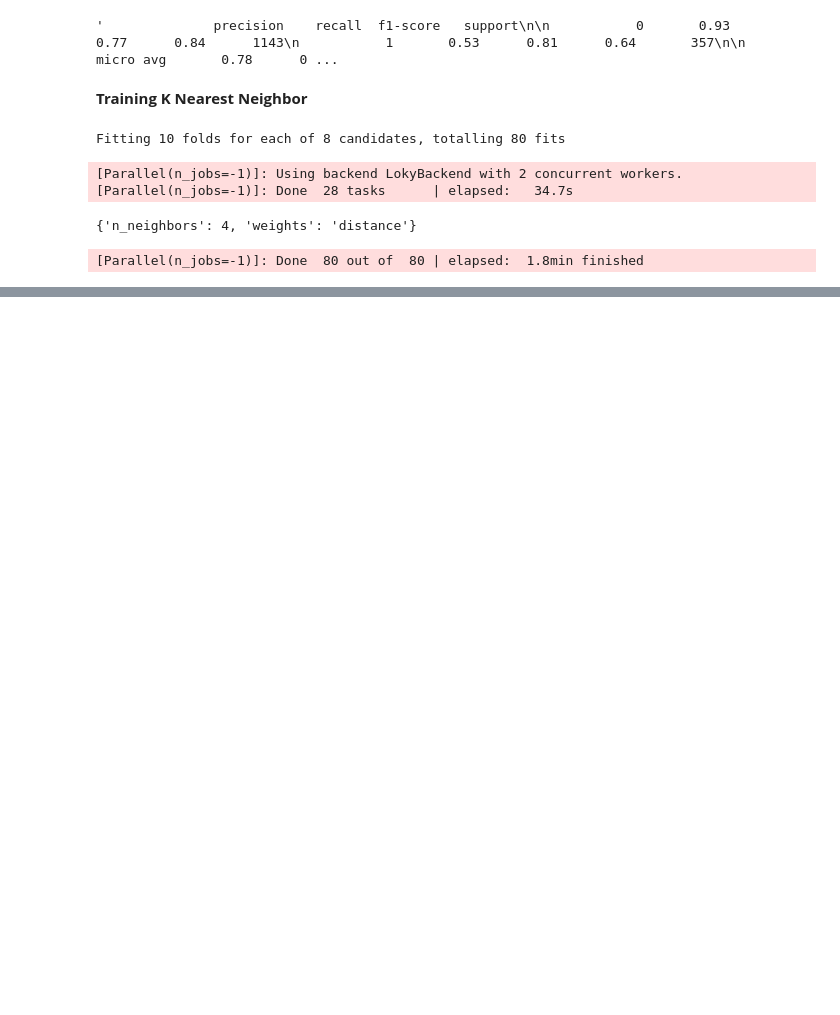
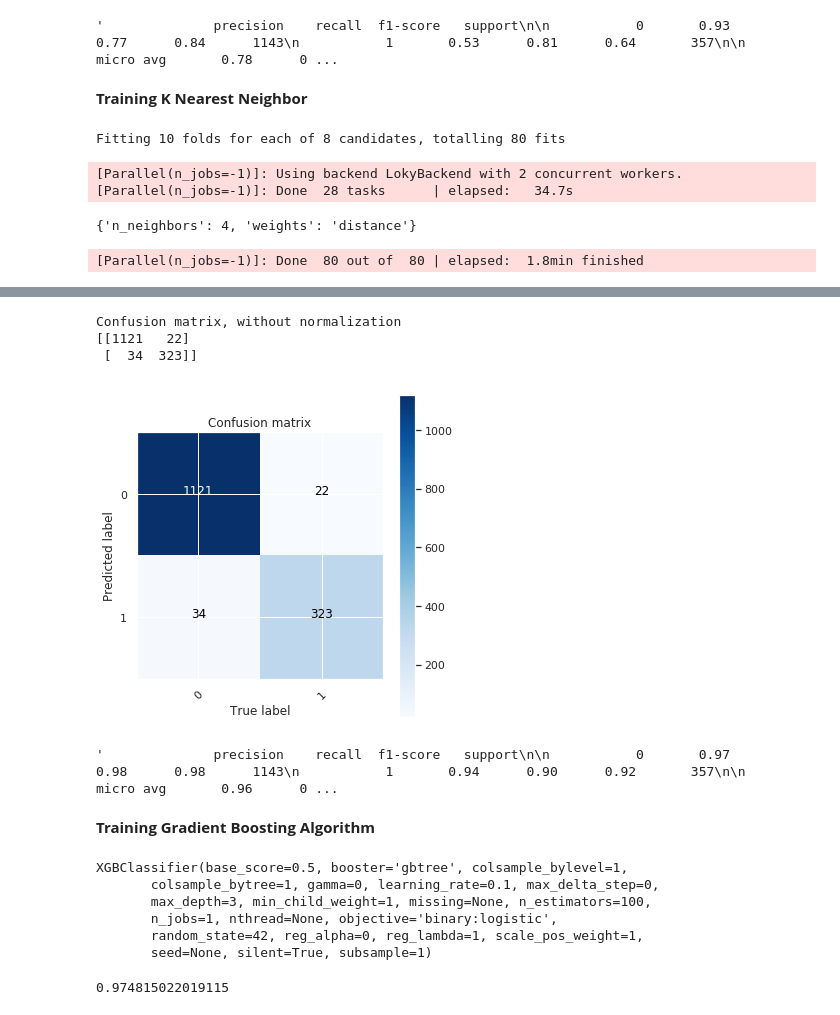
Before and after one commit to tkhan3/machinelearning, a Jupyter notebook: Attrition_Prediction.ipynb, the cells around one changed output, grey strips where cells are left out. Saved outputs shown, nothing was run; the diff lists cells and outputs as text; code cells hidden in the pictures; blank space fills up the shorter version.

```diff
--- a/Attrition_Prediction.ipynb
+++ b/Attrition_Prediction.ipynb
@@ -521,0 +566,2 @@ classification_report(y_test,y_test_pred_knn)
+# %%
+y_test_pred_svm = svm_clf.predict(x_test)
@@ -521,0 +589,29 @@ classification_report(y_test,y_test_pred_knn)
+# %%
+plot_confusion_matrix(cm,[0,1])
+# %% [output]
+Confusion matrix, without normalization
+[[1121   22]
+ [  34  323]]
+[figure, added]
+# %%
+classification_report(y_test,y_test_pred_svm)
+# %% [output]
+'              precision    recall  f1-score   support\n\n           0       0.97      0.98      0.98      1143\n           1       0.94      0.90      0.92       357\n\n   micro avg       0.96      0 ...
+# %% [markdown]
+**Training Gradient Boosting Algorithm**
+# %%
+xgboost_clf = XGBClassifier(random_state=42)
+xgboost_clf.fit(x_train,y_train)
+# %% [output]
+XGBClassifier(base_score=0.5, booster='gbtree', colsample_bylevel=1,
+       colsample_bytree=1, gamma=0, learning_rate=0.1, max_delta_step=0,
+       max_depth=3, min_child_weight=1, missing=None, n_estimators=100,
+       n_jobs=1, nthread=None, objective='binary:logistic',
+       random_state=42, reg_alpha=0, reg_lambda=1, scale_pos_weight=1,
+       seed=None, silent=True, subsample=1)
+# %%
+xgboost_scores = cross_val_score(xgboost_clf, x_train, y_train, cv=10)
+y_train_pred_xgboost = cross_val_predict(xgboost_clf, x_train, y_train, cv=10)
+xgboost_scores.mean()
+# %% [output]
+0.974815022019115
```
Also changed, not shown: parts of 30 cells of this notebook.
